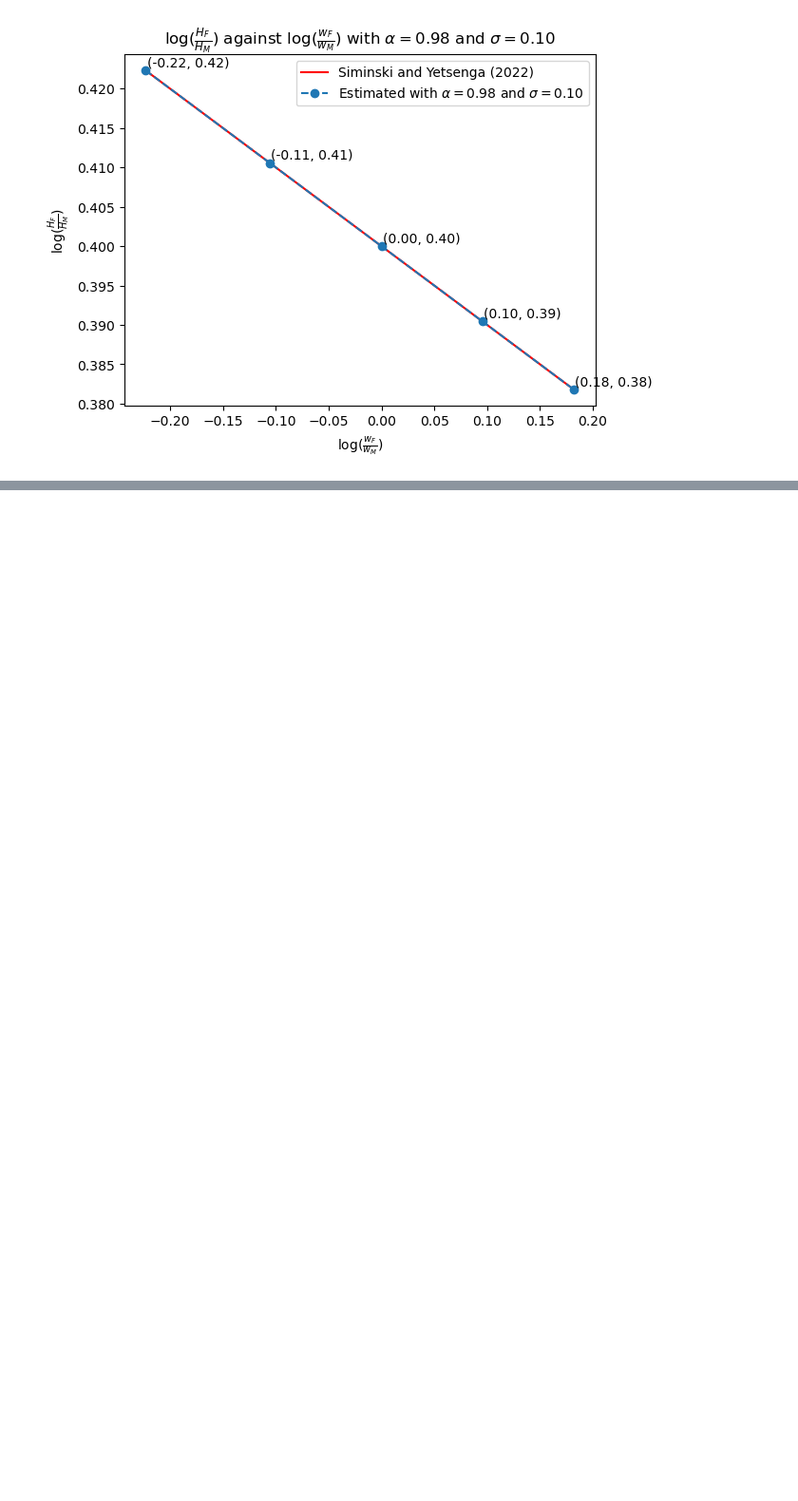
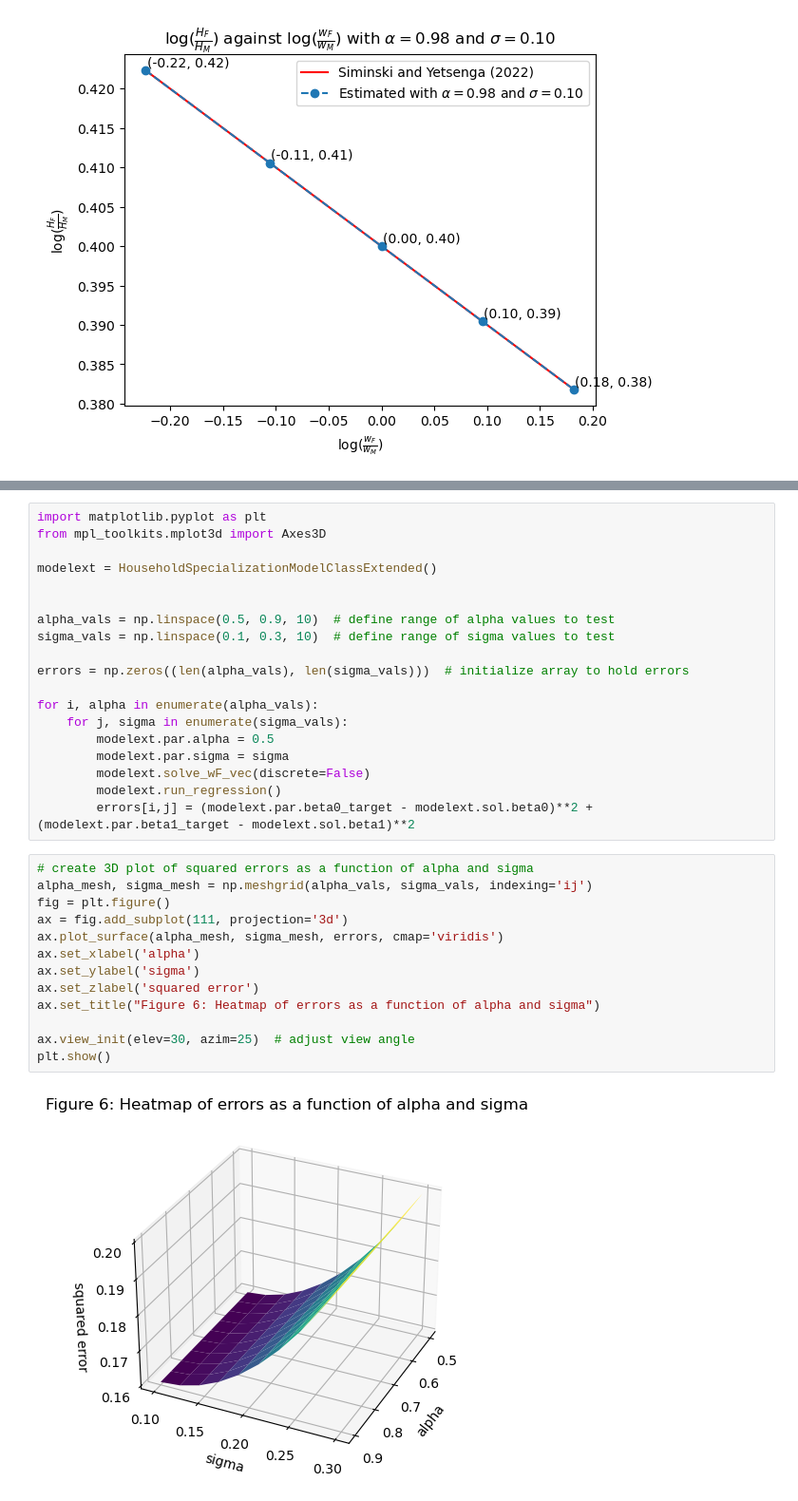
Before and after one commit to NumEconCopenhagen/projects-2023-rikke-og-emma, a Jupyter notebook: inauguralproject/inauguralproject.ipynb, the cells around one changed output, grey strips where cells are left out. Shown at 95% size. Cells and saved outputs as stored; diff of their text form; blank space fills up the shorter version.

```diff
--- a/inauguralproject/inauguralproject.ipynb
+++ b/inauguralproject/inauguralproject.ipynb
@@ -168,0 +203,34 @@ plt.show()
+# %%
+import matplotlib.pyplot as plt
+from mpl_toolkits.mplot3d import Axes3D
+
+modelext = HouseholdSpecializationModelClassExtended()
+
+
+alpha_vals = np.linspace(0.5, 0.9, 10)  # define range of alpha values to test
+sigma_vals = np.linspace(0.1, 0.3, 10)  # define range of sigma values to test
+
+errors = np.zeros((len(alpha_vals), len(sigma_vals)))  # initialize array to hold errors
+
+for i, alpha in enumerate(alpha_vals):
+    for j, sigma in enumerate(sigma_vals):
+        modelext.par.alpha = 0.5
+        modelext.par.sigma = sigma
+        modelext.solve_wF_vec(discrete=False)
+        modelext.run_regression()
+        errors[i,j] = (modelext.par.beta0_target - modelext.sol.beta0)**2 + (modelext.par.beta1_target - modelext.sol.beta1)**2
+# %%
+# create 3D plot of squared errors as a function of alpha and sigma
+alpha_mesh, sigma_mesh = np.meshgrid(alpha_vals, sigma_vals, indexing='ij')
+fig = plt.figure()
+ax = fig.add_subplot(111, projection='3d')
+ax.plot_surface(alpha_mesh, sigma_mesh, errors, cmap='viridis')
+ax.set_xlabel('alpha')
+ax.set_ylabel('sigma')
+ax.set_zlabel('squared error')
+ax.set_title("Figure 6: Heatmap of errors as a function of alpha and sigma")
+
+ax.view_init(elev=30, azim=25)  # adjust view angle
+plt.show()
+# %% [output]
+[figure, added]
```
Also changed, not shown: parts of 2 cells of this notebook, 1 other file.
